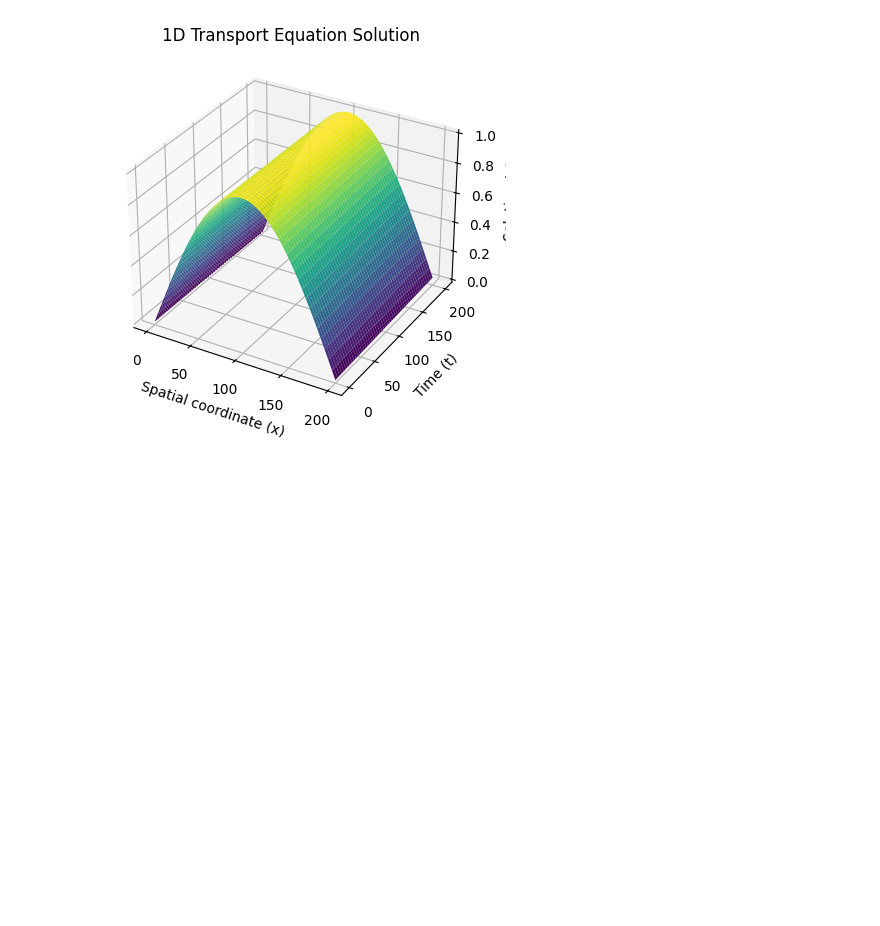
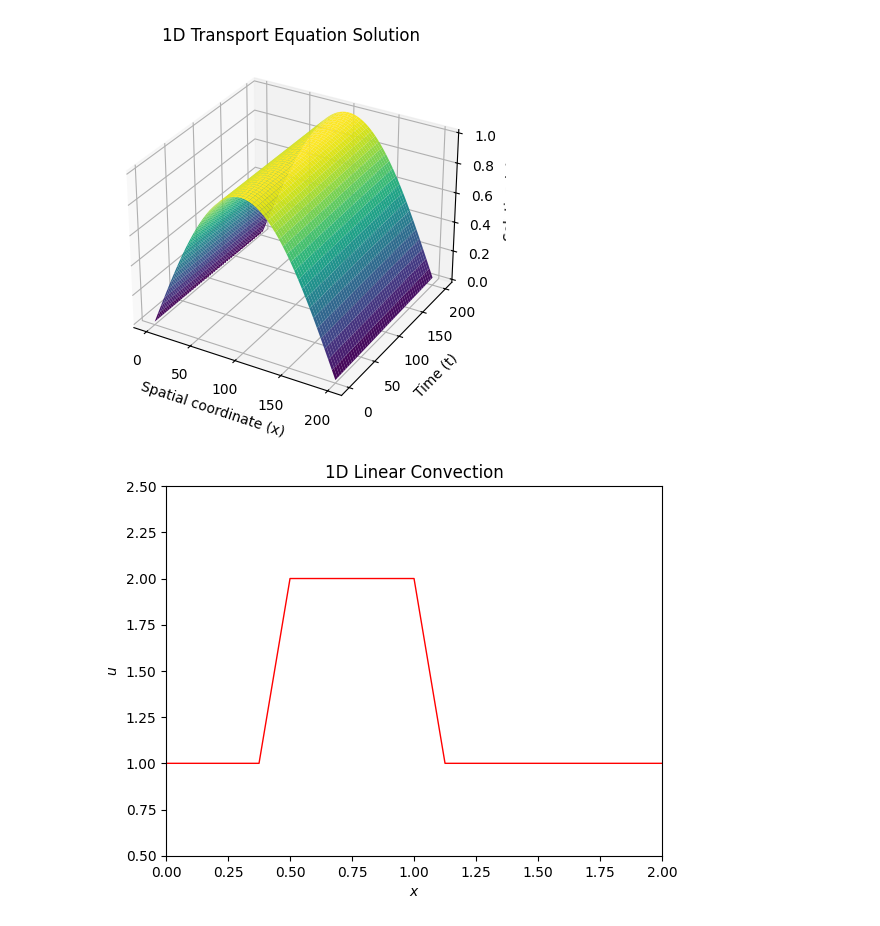
Before and after one commit to omar11205/computationalFluidDynamics, a Jupyter notebook: 1DLinearConvectionEquation.ipynb, the cells around one changed output. Cells and saved outputs as stored; diff of their text form; code cells hidden in the pictures; blank space fills up the shorter version.

```diff
--- a/1DLinearConvectionEquation.ipynb
+++ b/1DLinearConvectionEquation.ipynb
@@ -96,3 +98,43 @@ ax.set_title('1D Transport Equation Solution')
 plt.show()
 # %% [output]
 [figure]
+# %%
+import matplotlib.animation as animation
+
+########################################################
+# Step 1: 1D Linear Convection
+########################################################
+
+X  = 41                    # Number of spatial points
+T  = 40                    # Number of time steps
+c  = 1                     # Wave speed
+dt = 0.025                 # Time step size
+dx = 2. / (X - 1.)         # Spatial step size
+
+# Initialise spatial grid and initial condition
+x = np.linspace(0, 5, num=X)
+u = np.ones(X)
+u[(x >= 0.5) & (x <= 1)] = 2
+
+# Setup the plot
+fig, ax = plt.subplots()
+line, = ax.plot(x, u, 'r', linewidth=1)
+ax.set_xlim(0, 2)
+ax.set_ylim(0.5, 2.5)
+ax.set_xlabel('$x$')
+ax.set_ylabel('$u$')
+ax.set_title('1D Linear Convection')
+
+def animate(n):
+    global u
+    un = u.copy()
+    for i in range(1, X):
+        u[i] = un[i] - c * (un[i] - un[i-1]) * dt / dx
+    line.set_ydata(u)
+    return line,
+
+anim = animation.FuncAnimation(fig, animate, frames=T, interval=50)
+
+plt.show()
+# %% [output]
+[figure, added]
```
Also changed, not shown: parts of 2 cells of this notebook.
